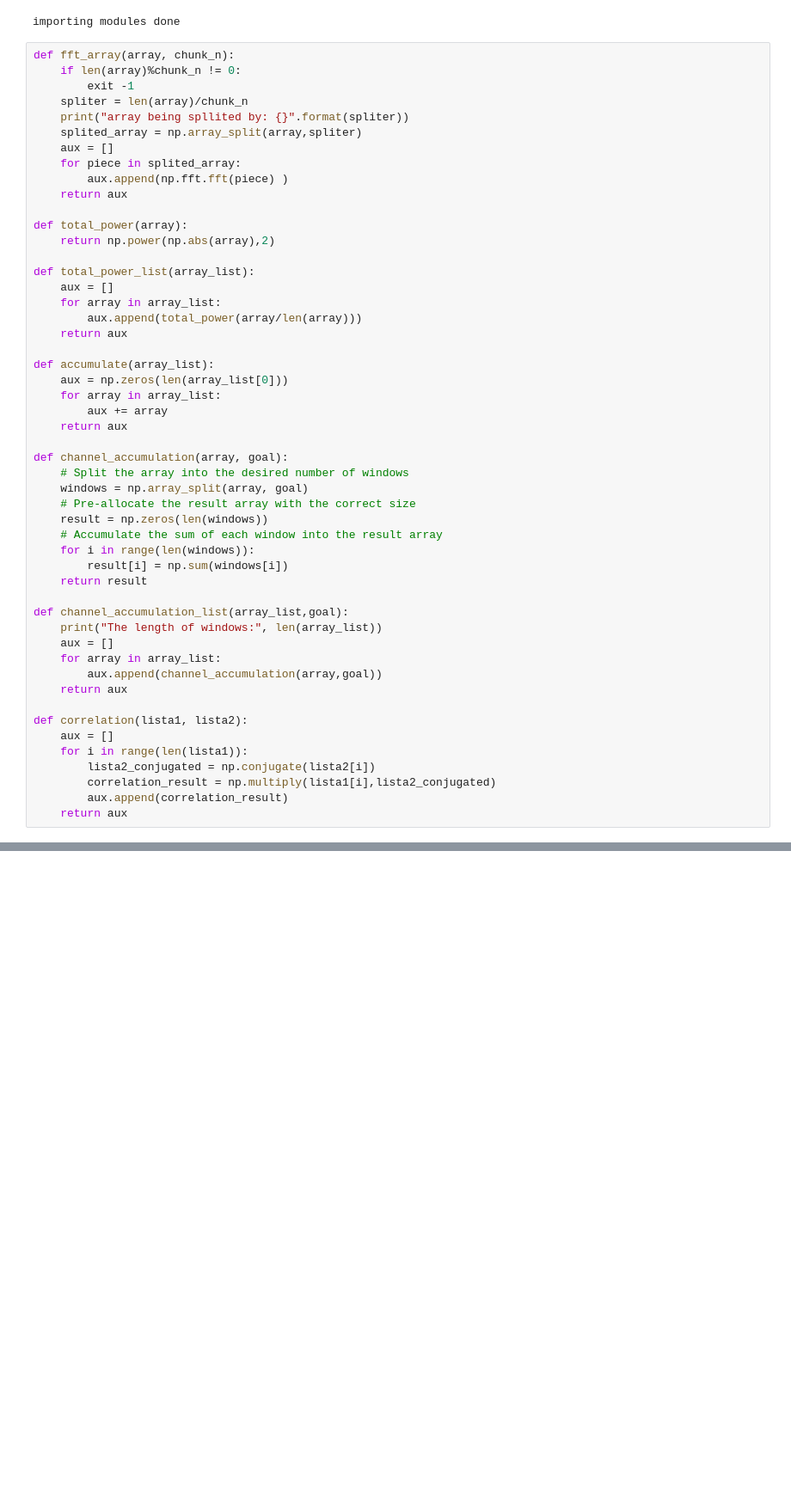
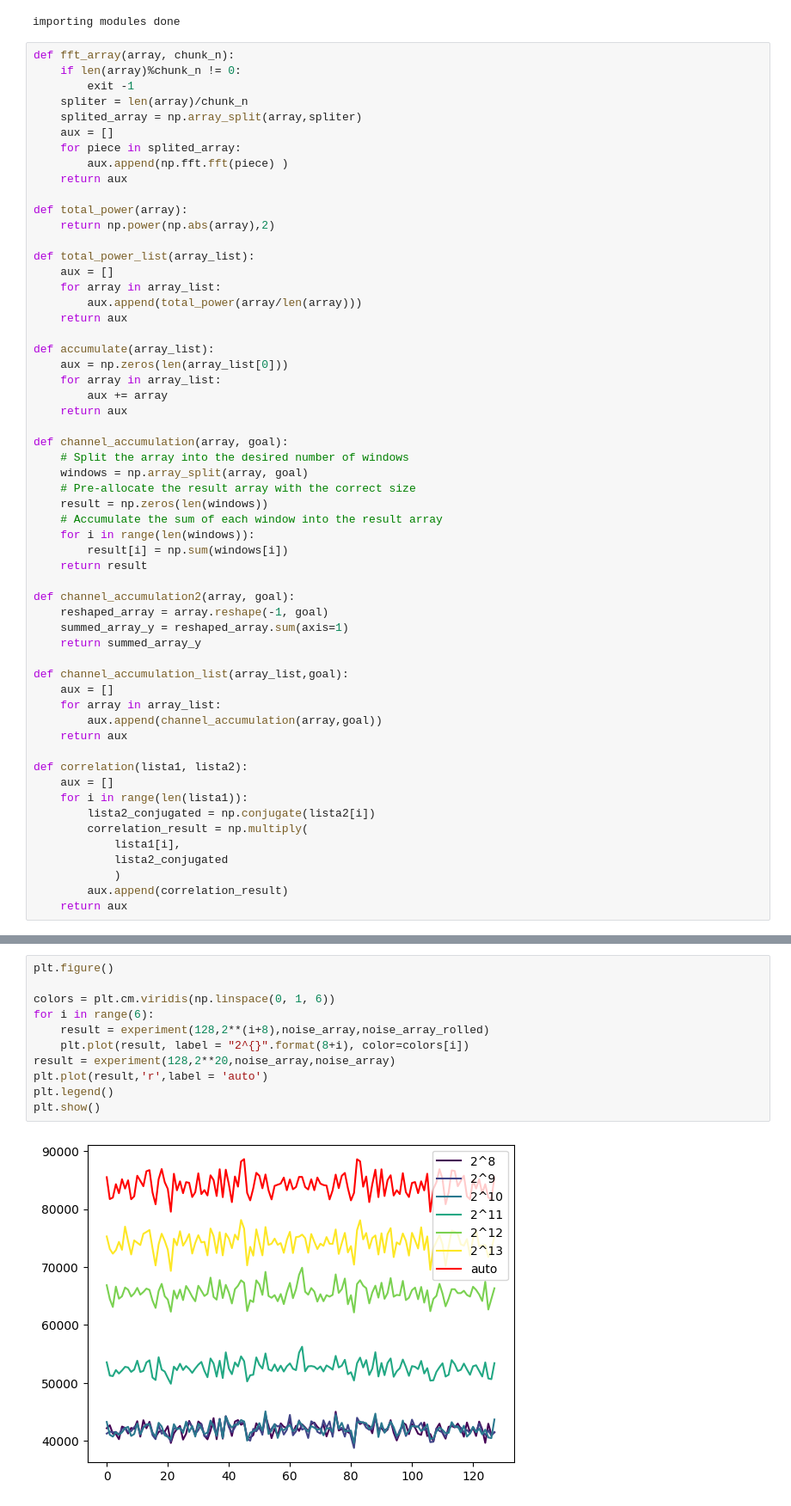
Before and after one commit to buena-pan/prettyspectra, a Jupyter notebook: src/window_size_fft_delay_efect.ipynb, the cells around one changed output, grey strips where cells are left out. Shown at 86% size. Saved outputs shown, nothing was run; the diff lists cells and outputs as text; blank space fills up the shorter version.

```diff
--- a/src/window_size_fft_delay_efect.ipynb
+++ b/src/window_size_fft_delay_efect.ipynb
@@ -9,7 +9,6 @@ def fft_array(array, chunk_n):
     if len(array)%chunk_n != 0:
         exit -1
     spliter = len(array)/chunk_n
-    print("array being spllited by: {}".format(spliter))
     splited_array = np.array_split(array,spliter)
     aux = []
     for piece in splited_array:
@@ -41,8 +40,12 @@ def channel_accumulation(array, goal):
         result[i] = np.sum(windows[i])
     return result
 
+def channel_accumulation2(array, goal):
+    reshaped_array = array.reshape(-1, goal)
+    summed_array_y = reshaped_array.sum(axis=1)
+    return summed_array_y
+
 def channel_accumulation_list(array_list,goal):
-    print("The length of windows:", len(array_list))
     aux = []
     for array in array_list:
         aux.append(channel_accumulation(array,goal))
@@ -52,7 +55,10 @@ def correlation(lista1, lista2):
     aux = []
     for i in range(len(lista1)):
         lista2_conjugated = np.conjugate(lista2[i])
-        correlation_result = np.multiply(lista1[i],lista2_conjugated)
+        correlation_result = np.multiply(
+            lista1[i],
+            lista2_conjugated
+            )
         aux.append(correlation_result)
     return aux
 # %%
@@ -120,2 +118,15 @@ The length of windows: 1
 0.5174067926960876
 [figure]
+# %%
+plt.figure()
+
+colors = plt.cm.viridis(np.linspace(0, 1, 6))
+for i in range(6):
+    result = experiment(128,2**(i+8),noise_array,noise_array_rolled)
+    plt.plot(result, label = "2^{}".format(8+i), color=colors[i])
+result = experiment(128,2**20,noise_array,noise_array)
+plt.plot(result,'r',label = 'auto')
+plt.legend()
+plt.show()
+# %% [output]
+[figure, added]
```
Also changed, not shown: parts of 4 cells of this notebook, 3 other files.
